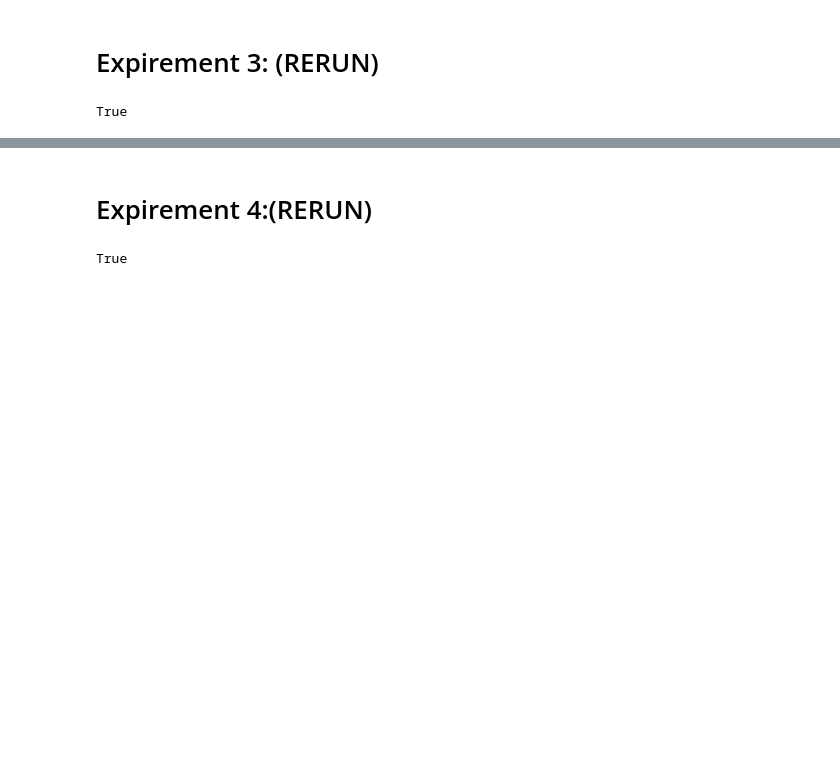
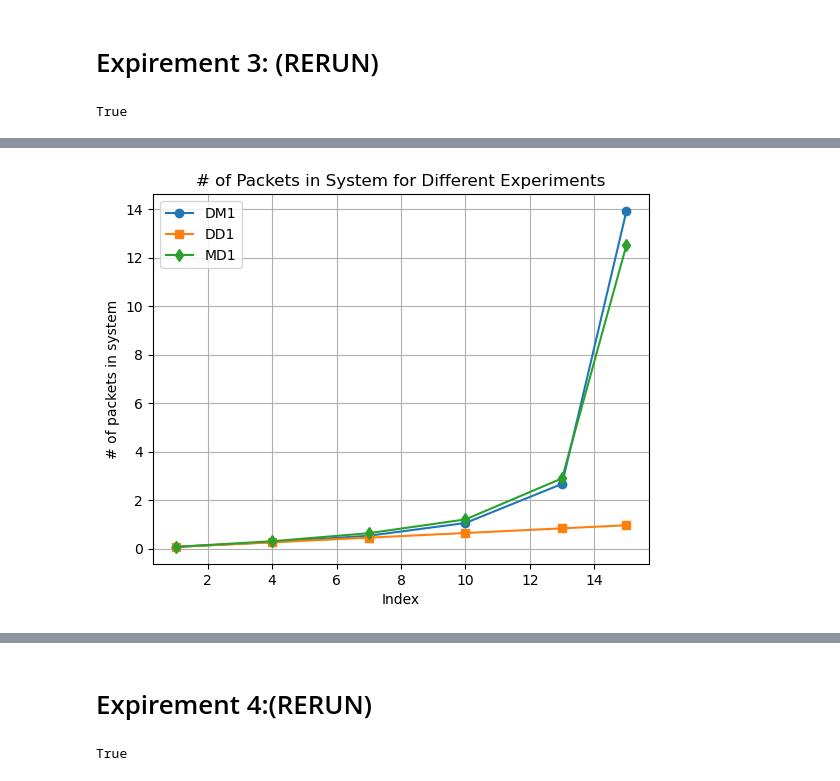
Before and after one commit to amantham20/Project2-ECE-842, a Jupyter notebook: Project2.ipynb, the cells around one changed output, grey strips where cells are left out. Saved outputs shown, nothing was run; the diff lists cells and outputs as text; code cells hidden in the pictures; blank space fills up the shorter version.

```diff
--- a/Project2.ipynb
+++ b/Project2.ipynb
@@ -204,0 +347,16 @@ True
+# %%
+# Plot the data for # of packets in system
+plt.plot(df_experiment3DM1.index, df_experiment3DM1['# of packet in system'], label='DM1', marker='o')
+plt.plot(df_experiment3DD1.index, df_experiment3DD1['# of packet in system'], label='DD1', marker='s')
+plt.plot(df_experiment3MD1.index, df_experiment3MD1['# of packet in system'], label='MD1', marker='d')
+
+
+
+plt.xlabel('Index')
+plt.ylabel('# of packets in system')
+plt.title('# of Packets in System for Different Experiments')
+plt.legend()
+plt.grid(True)
+plt.show()
+# %% [output]
+[figure, added]
```
Also changed, not shown: parts of 27 cells of this notebook, 5 other files.
